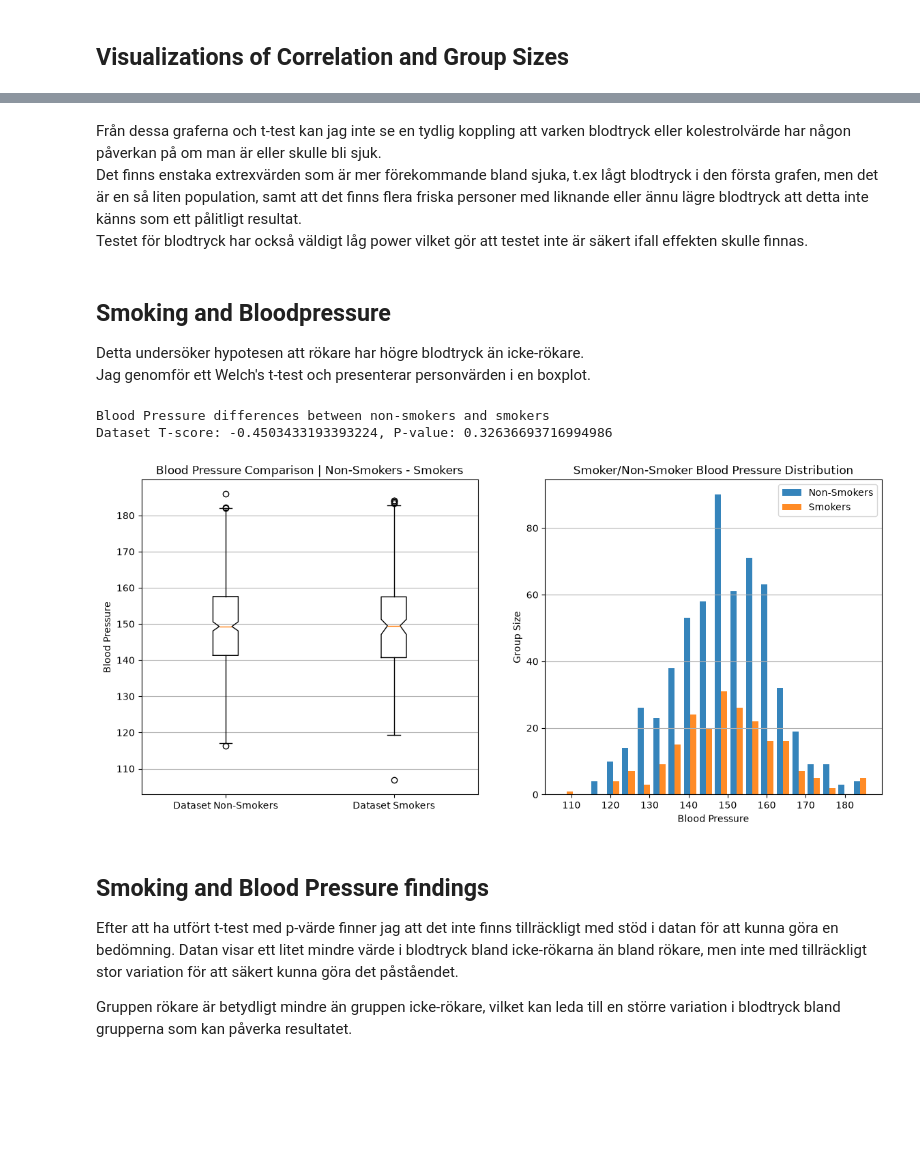
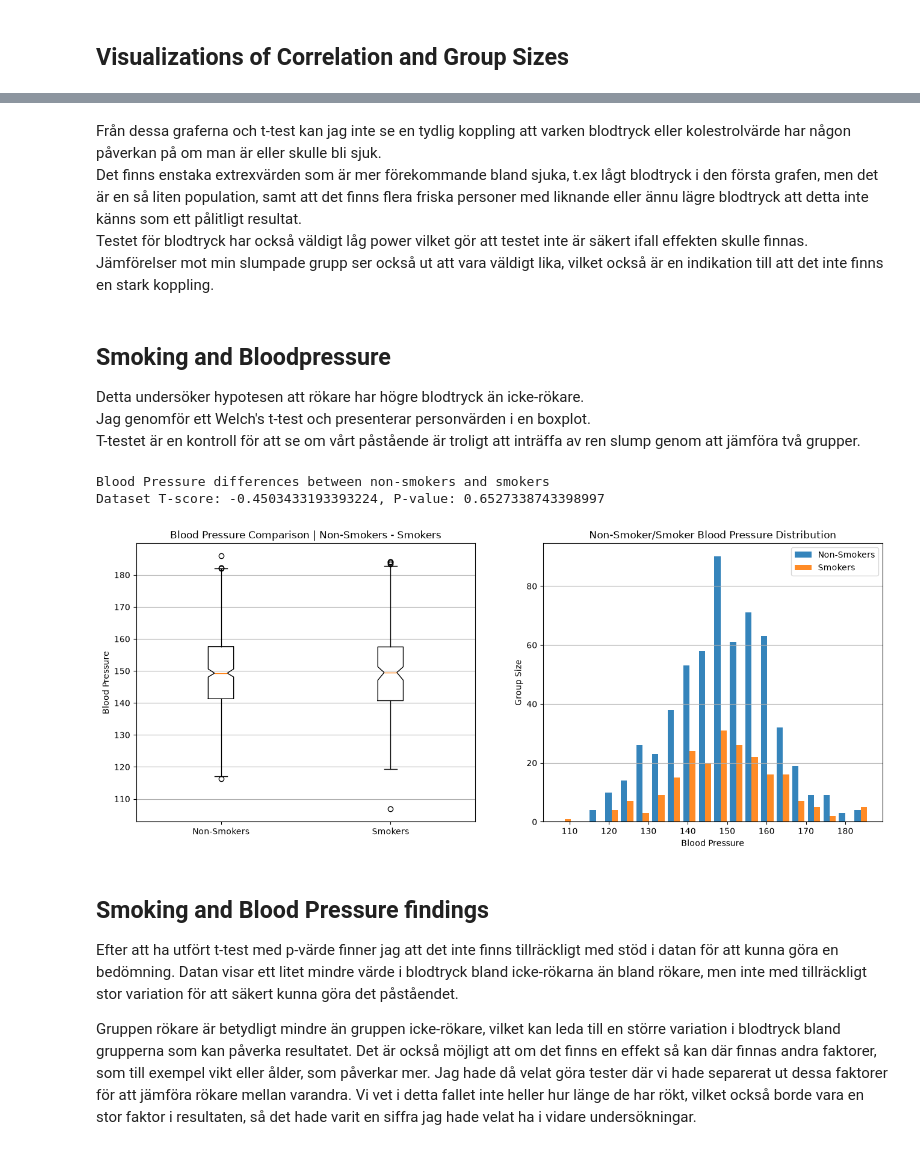
Before and after one commit to MattettaM/PythonInlamningsuppgift1, a Jupyter notebook: report.ipynb, the cells around one changed output, grey strips where cells are left out. Drawn from its saved outputs; the diff is of its cells as text; code cells hidden in the pictures; blank space fills up the shorter version.

```diff
--- a/report.ipynb
+++ b/report.ipynb
@@ -143,54 +108,59 @@ Cholesterol Correlation to Sickness:  t-score:-0.3878775373199338, p-value:0.698
 Från dessa graferna och t-test kan jag inte se en tydlig koppling att varken blodtryck eller kolestrolvärde har någon påverkan på om man är eller skulle bli sjuk.
 Det finns enstaka extrexvärden som är mer förekommande bland sjuka, t.ex lågt blodtryck i den första grafen, men det är en så liten population, samt att det finns flera friska personer med liknande eller ännu lägre blodtryck att detta inte känns som ett pålitligt resultat.
 Testet för blodtryck har också väldigt låg power vilket gör att testet inte är säkert ifall effekten skulle finnas.
+Jämförelser mot min slumpade grupp ser också ut att vara väldigt lika, vilket också är en indikation till att det inte finns en stark koppling.
 # %% [markdown]
 ## Smoking and Bloodpressure
 
 Detta undersöker hypotesen att rökare har högre blodtryck än icke-rökare.
 Jag genomför ett Welch's t-test och presenterar personvärden i en boxplot.
+T-testet är en kontroll för att se om vårt påstående är troligt att inträffa av ren slump genom att jämföra två grupper.
 # %%
 SMOKER_BP = pd.Series(
     [
         df.loc[df["smoker"] == 0, "systolic_bp"],
         df.loc[df["smoker"] == 1, "systolic_bp"]
     ]
 )
 
-t_data, p_data = io_functions.t_test(SMOKER_BP[0], SMOKER_BP[1], False, "less")
+t_data, p_data = io_functions.t_test(SMOKER_BP[0], SMOKER_BP[1], False)
 
-print("Blood Pressure differences between non-smokers and smokers")
-print(f"Dataset T-score: {t_data}, P-value: {p_data}")
+print(
+f'''Blood Pressure differences between non-smokers and smokers
+Dataset T-score: {t_data}, P-value: {p_data}''')
 
-fig, axs = plt.subplots(1, 2, figsize=[14, 6])
+fig, axs = plt.subplots(1, 2, figsize=[16, 6])
 viz.box(axs[0], SMOKER_BP,
     [
-        "Dataset Non-Smokers",
-        "Dataset Smokers",
+        "Non-Smokers",
+        "Smokers",
     ],
     GraphTexts(
         "Blood Pressure Comparison | Non-Smokers - Smokers",
         y_label="Blood Pressure"
     )
 )
 viz.hist(
     axs[1],
     SMOKER_BP,
     20,
     GraphTexts(
-        "Smoker/Non-Smoker Blood Pressure Distribution",
+        "Non-Smoker/Smoker Blood Pressure Distribution",
         "Blood Pressure",
-        "Group Size"),
-        ["Non-Smokers", "Smokers"]
-    )
+        "Group Size"
+    ),
+    ["Non-Smokers", "Smokers"]
+)
 plt.legend()
 plt.show()
 # %% [output]
 Blood Pressure differences between non-smokers and smokers
-Dataset T-score: -0.4503433193393224, P-value: 0.32636693716994986
+Dataset T-score: -0.4503433193393224, P-value: 0.6527338743398997
-[figure, old version]
+[figure, new version]
 # %% [markdown]
 ## Smoking and Blood Pressure findings
 
 Efter att ha utfört t-test med p-värde finner jag att det inte finns tillräckligt med stöd i datan för att kunna göra en bedömning. Datan visar ett litet mindre värde i blodtryck bland icke-rökarna än bland rökare, men inte med tillräckligt stor variation för att säkert kunna göra det påståendet.
 
-Gruppen rökare är betydligt mindre än gruppen icke-rökare, vilket kan leda till en större variation i blodtryck bland grupperna som kan påverka resultatet.
+Gruppen rökare är betydligt mindre än gruppen icke-rökare, vilket kan leda till en större variation i blodtryck bland grupperna som kan påverka resultatet. Det är också möjligt att om det finns en effekt så kan där finnas andra faktorer, som till exempel vikt eller ålder, som påverkar mer. Jag hade då velat göra tester där vi hade separerat ut dessa faktorer för att jämföra rökare mellan varandra.
+Vi vet i detta fallet inte heller hur länge de har rökt, vilket också borde vara en stor faktor i resultaten, så det hade varit en siffra jag hade velat ha i vidare undersökningar.
```
Also changed, not shown: parts of 8 cells of this notebook, 4 other files.
